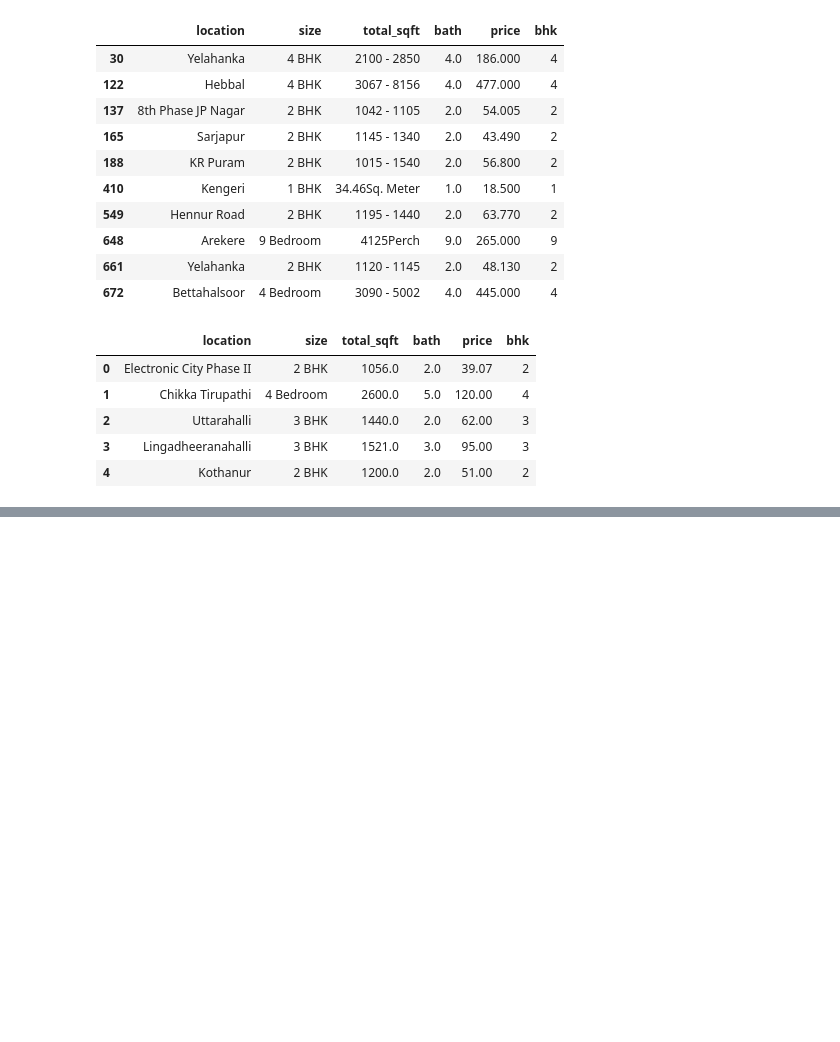
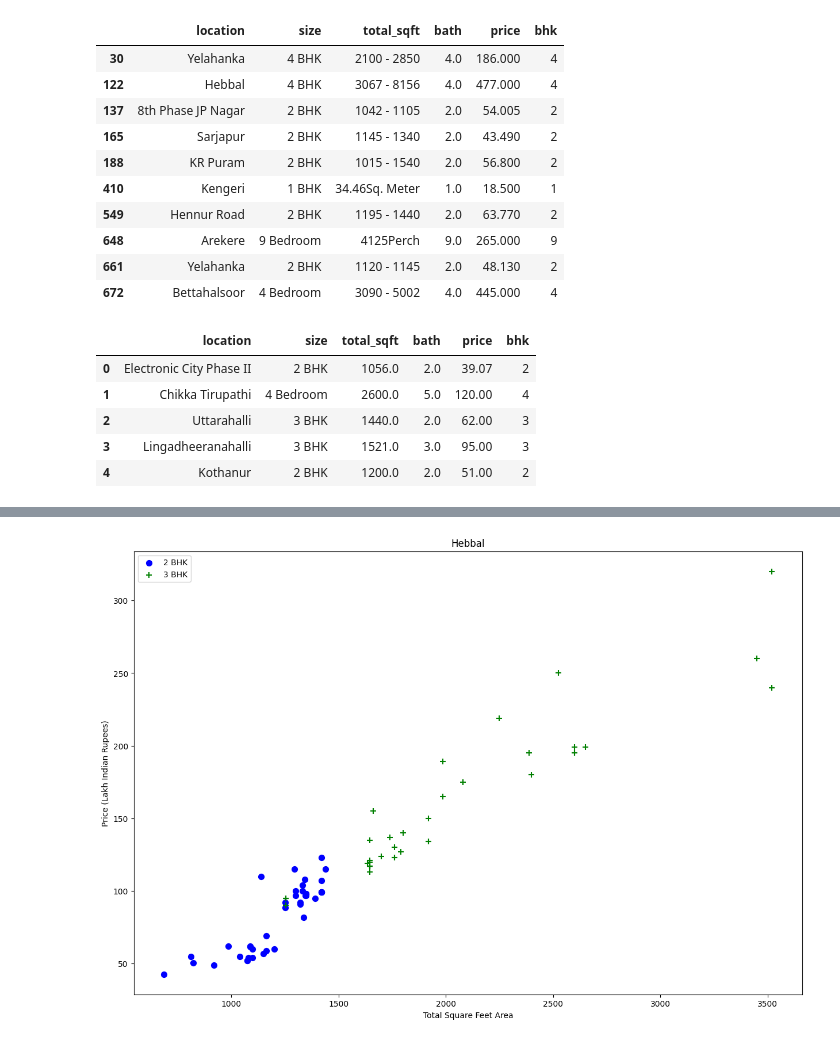
Before and after one commit to Mohammed6234/Data-Science, a Jupyter notebook: Machine Learning Project/bangalore.ipynb, the cells around one changed output, grey strips where cells are left out. Cells and saved outputs as stored; diff of their text form; code cells hidden in the pictures; blank space fills up the shorter version.

```diff
--- a/Machine Learning Project/bangalore.ipynb
+++ b/Machine Learning Project/bangalore.ipynb
@@ -134,0 +333,4 @@ df4.head()
+# %%
+plot_scatter_chart(df8,"Hebbal")
+# %% [output]
+[figure, added]
```
Also changed, not shown: parts of 61 cells of this notebook, 3 other files.
